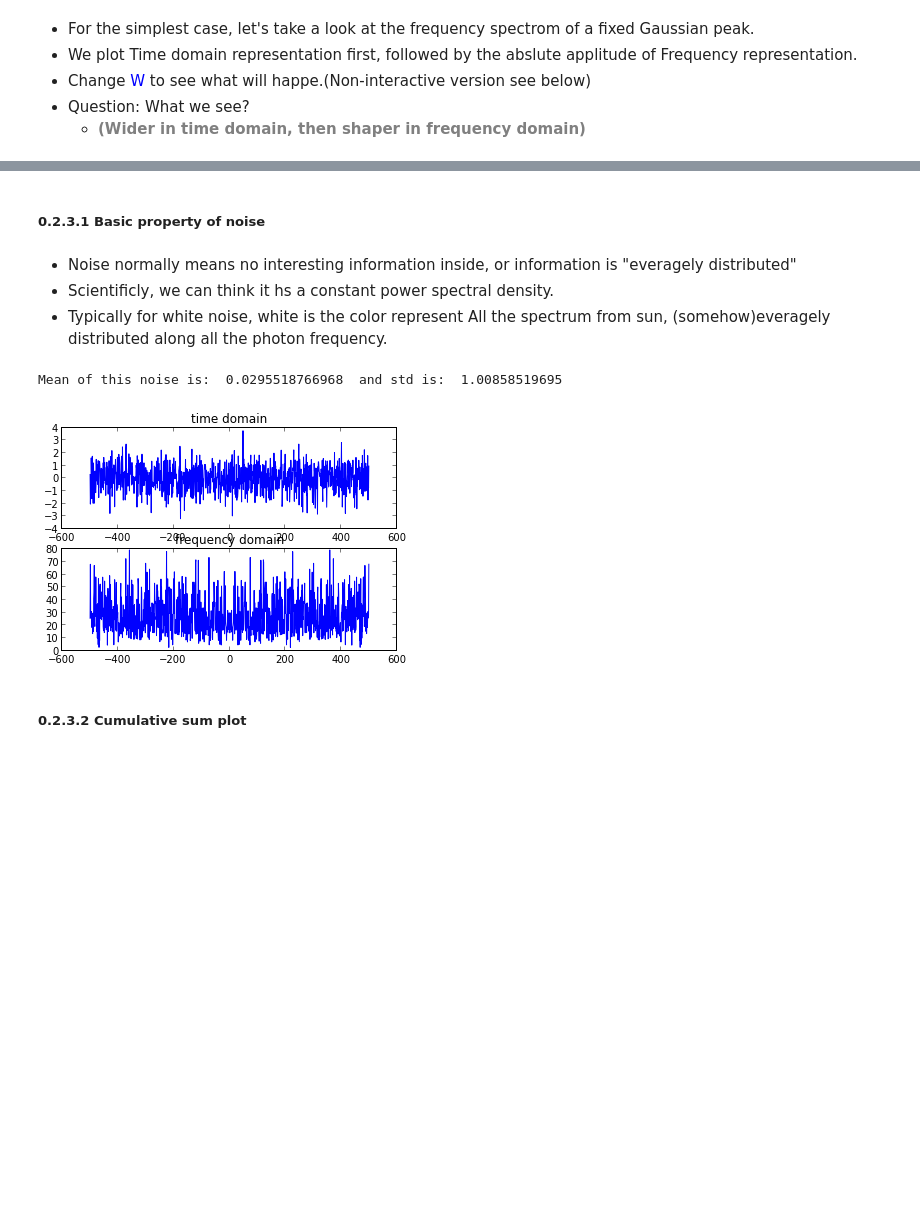
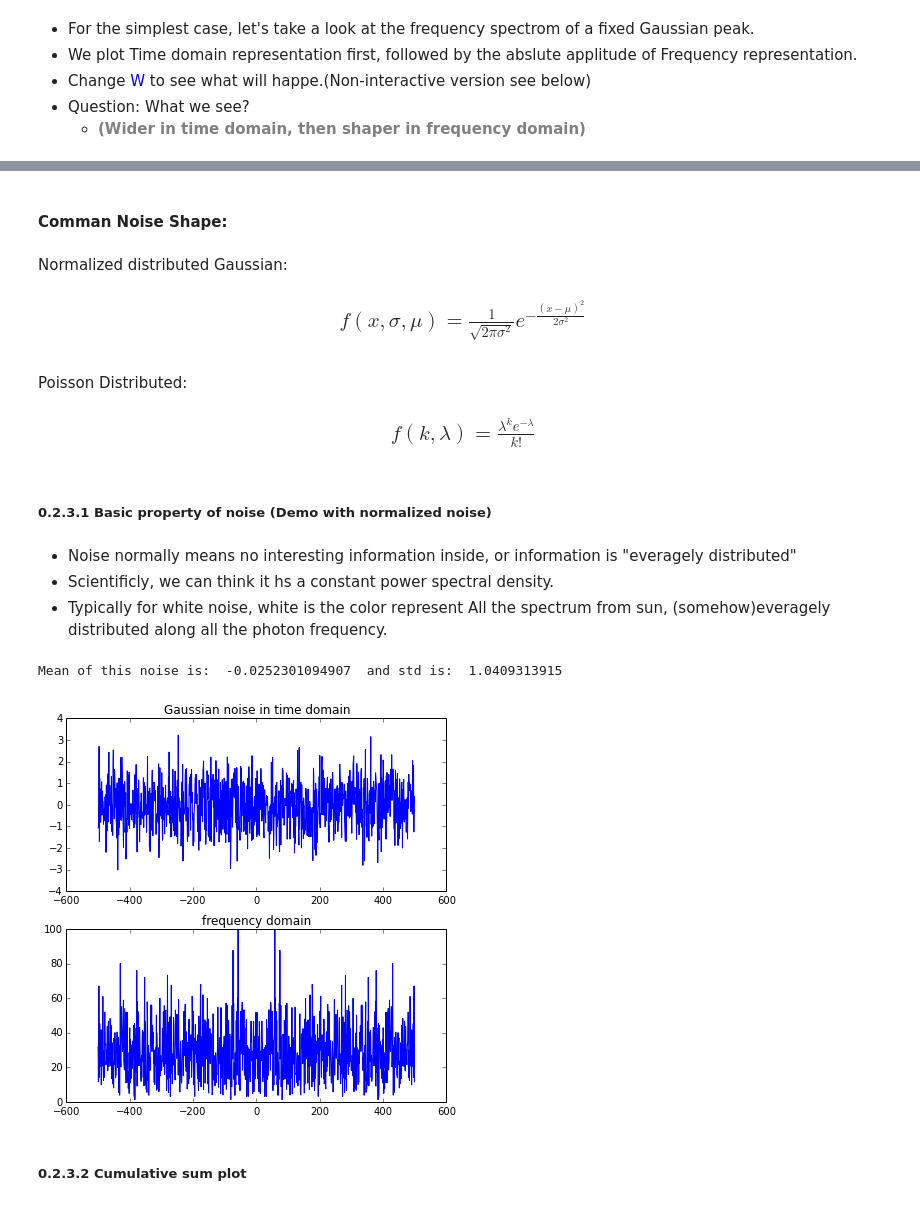
Before and after one commit to chenleo/ipynotebook, a Jupyter notebook: FFT_View_Data.ipynb, the cells around one changed output, grey strips where cells are left out. Drawn from its saved outputs; the diff is of its cells as text; code cells hidden in the pictures; blank space fills up the shorter version.

```diff
--- a/FFT_View_Data.ipynb
+++ b/FFT_View_Data.ipynb
@@ -225,23 +299,37 @@ title("Frequency Domain")
+# %% [markdown]
+<h4>Comman Noise Shape:</h4>
+# %% [markdown]
+<p>Normalized distributed Gaussian:</p>
+<p><h3><center>$f(x, \sigma,  \mu) = \frac{1}{\sqrt{ 2 \pi \sigma^2 }}e^{ - \frac{ (x - \mu)^2 } {2 \sigma^2} }$</center></h3></p>
+# %% [markdown]
+<p>Poisson Distributed:</p>
+<p><h3><center> $f(k, \lambda)=\frac{\lambda^k e^{-\lambda}}{k!}$</center></h3></p>
 # %% [markdown]
-##### 0.2.3.1 Basic property of noise
+##### 0.2.3.1 Basic property of noise (Demo with normalized noise)
 # %% [markdown]
 * Noise normally means no interesting information inside, or information is "everagely distributed"
 * Scientificly, we can think it hs a constant power spectral density.
 * Typically for white noise, white is the color represent All the spectrum from sun, (somehow)everagely distributed along all the photon frequency.
 # %%
+#np.random.normal(mu, sigma, size)
+noise = random.normal(0,1,1000)
+
 #plot a white noise, with mean around zero, std around 1
-noise = randn(1000)
-figure(1)
-subplot(2,1,1)
-plot(arange(-500,500),noise)
+fig, axes = subplots(2,1,figsize=(6, 6))
+
+axes[0].plot(arange(-500,500),noise)
+axes[0].set_title("Gaussian noise in time domain")
 title("time domain")
 
-subplot(2,1,2)
-plot(arange(-500,500),fftshift(abs(fft.fft(noise))))
-title("frequency domain")
+axes[1].plot(arange(-500,500),fftshift(abs(fft.fft(noise))))
+axes[1].set_title("frequency domain")
+fig.tight_layout()
+fig.show()
+
+#print summary
 print "Mean of this noise is: ", noise.mean(), " and std is: ", noise.std()
 # %% [output]
-Mean of this noise is:  0.0295518766968  and std is:  1.00858519695
+Mean of this noise is:  -0.0252301094907  and std is:  1.0409313915
-[figure, old version]
+[figure, new version]
 # %% [markdown]
 ##### 0.2.3.2 Cumulative sum plot
```
Also changed, not shown: parts of 86 cells of this notebook, 2 other files.
